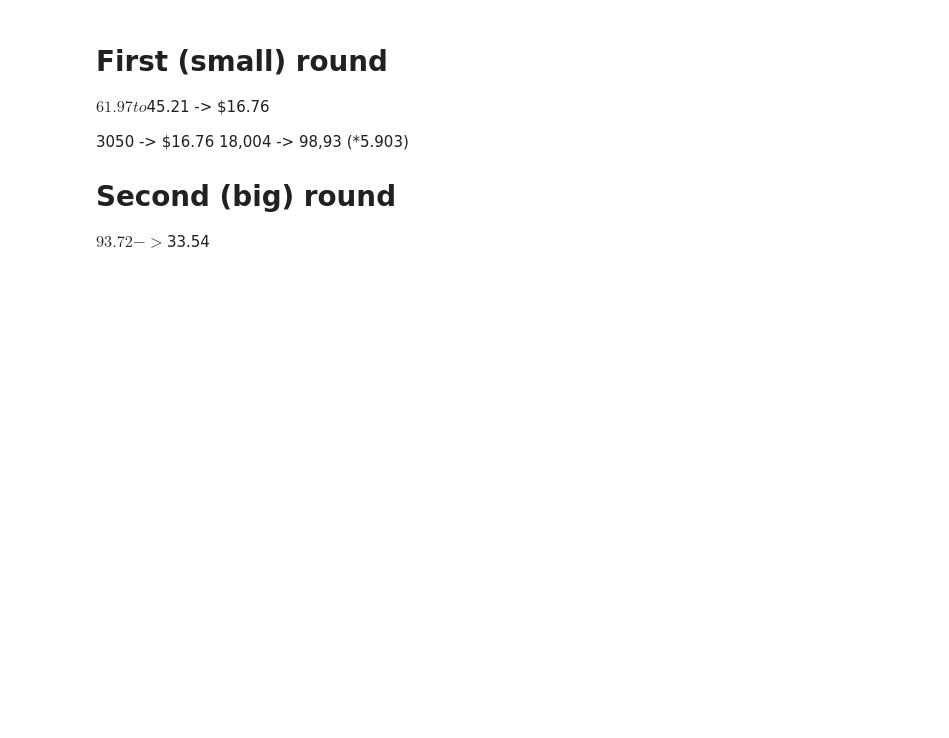
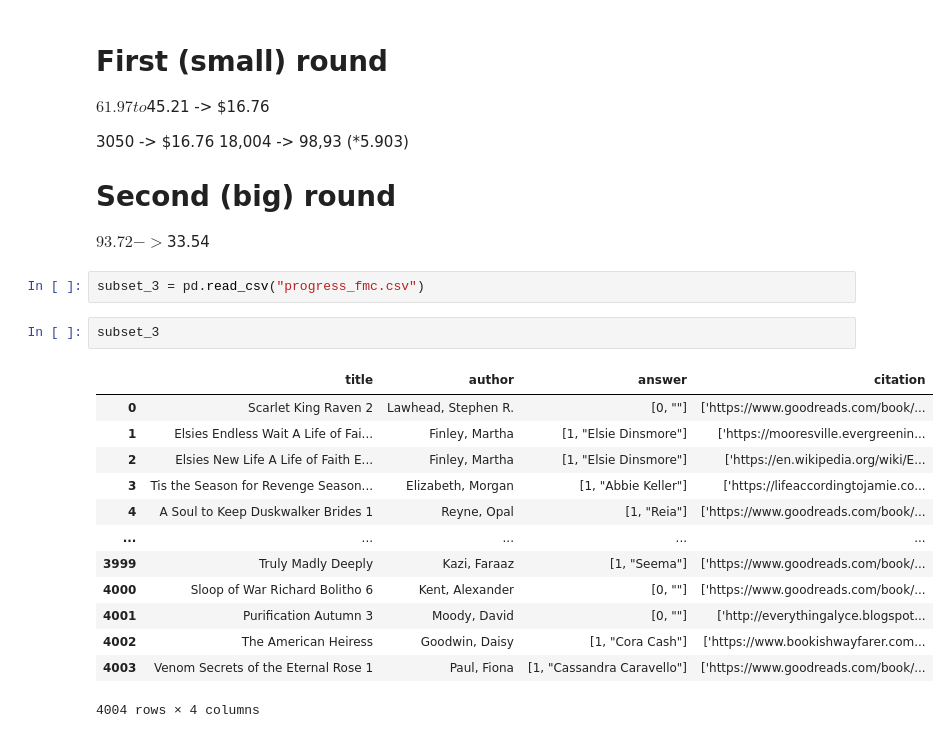
Before and after one commit to skratzke/thesis, a Jupyter notebook: 1 female main chars.ipynb, the cells around one changed output. Drawn from its saved outputs; the diff is of its cells as text; blank space fills up the shorter version.

```diff
--- a/1 female main chars.ipynb
+++ b/1 female main chars.ipynb
@@ -223,3 +227,21 @@ $61.97 to $45.21
 
 # Second (big) round
 $93.72 -> $33.54
+# %%
+subset_3 = pd.read_csv("progress_fmc.csv")
+# %%
+subset_3
+# %% [output]
+|  | title | author | answer | citation |
+| 0 | Scarlet King Raven 2 | Lawhead, Stephen R. | [0, ""] | ['https://www.goodreads.com/book/... |
+| 1 | Elsies Endless Wait A Life of Fai... | Finley, Martha | [1, "Elsie Dinsmore"] | ['https://mooresville.evergreenin... |
+| 2 | Elsies New Life A Life of Faith E... | Finley, Martha | [1, "Elsie Dinsmore"] | ['https://en.wikipedia.org/wiki/E... |
+| 3 | Tis the Season for Revenge Season... | Elizabeth, Morgan | [1, "Abbie Keller"] | ['https://lifeaccordingtojamie.co... |
+| 4 | A Soul to Keep Duskwalker Brides 1 | Reyne, Opal | [1, "Reia"] | ['https://www.goodreads.com/book/... |
+| ... | ... | ... | ... | ... |
+| 3999 | Truly Madly Deeply | Kazi, Faraaz | [1, "Seema"] | ['https://www.goodreads.com/book/... |
+| 4000 | Sloop of War Richard Bolitho 6 | Kent, Alexander | [0, ""] | ['https://www.goodreads.com/book/... |
+| 4001 | Purification Autumn 3 | Moody, David | [0, ""] | ['http://everythingalyce.blogspot... |
+| 4002 | The American Heiress | Goodwin, Daisy | [1, "Cora Cash"] | ['https://www.bookishwayfarer.com... |
+| 4003 | Venom Secrets of the Eternal Rose 1 | Paul, Fiona | [1, "Cassandra Caravello"] | ['https://www.goodreads.com/book/... |
+4004 rows × 4 columns
```
Also changed, not shown: parts of 3 cells of this notebook, 16 other files.
